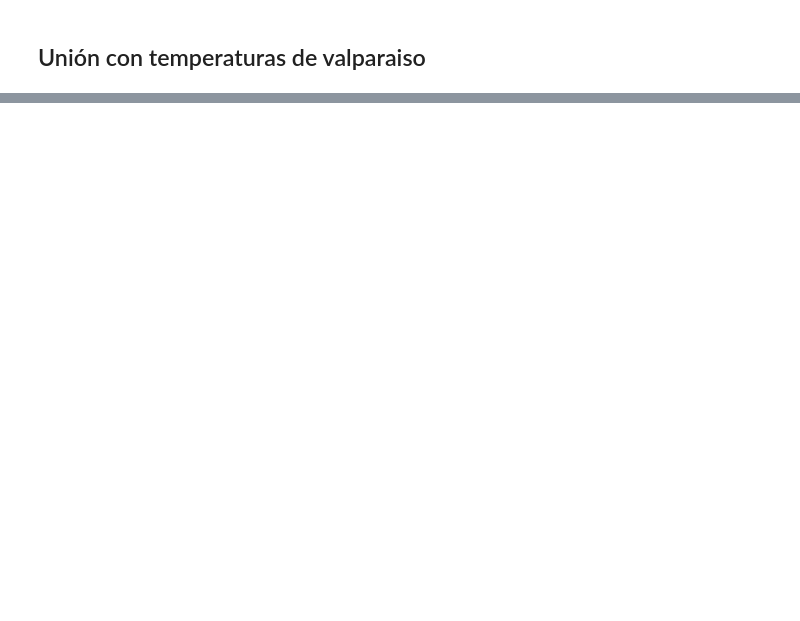
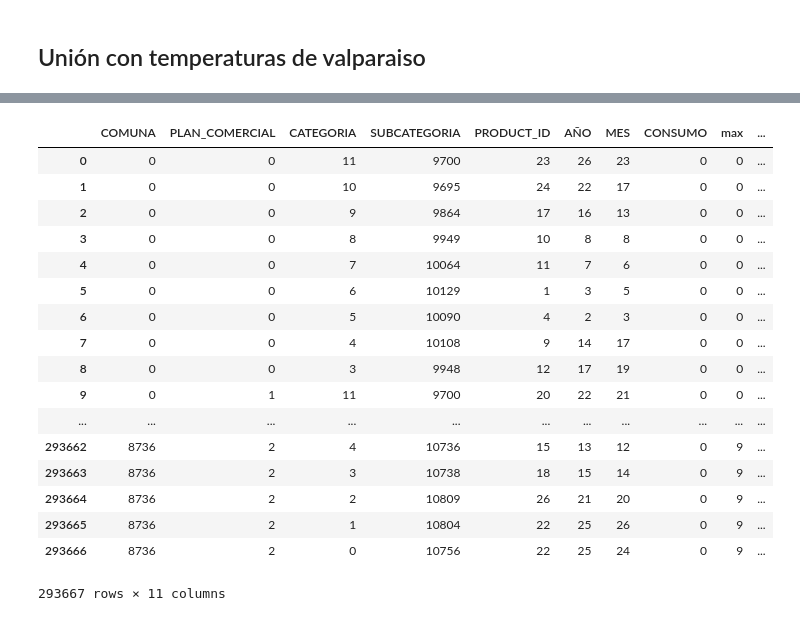
Before and after one commit to slotbite/Jupyter-Notebook, a Jupyter notebook: Modelos/Consumo/Consumo.ipynb, the cells around one changed output, grey strips where cells are left out. Drawn from its saved outputs; the diff is of its cells as text; code cells hidden in the pictures; blank space fills up the shorter version.

```diff
--- a/Modelos/Consumo/Consumo.ipynb
+++ b/Modelos/Consumo/Consumo.ipynb
@@ -95,2 +92,6 @@ dtype: int64
+# %%
+#df = 308124 filas
+## 293667
+df = df[df.CONSUMO > 0]
 # %% [markdown]
 ####  Correlograma
@@ -209,0 +137,3 @@ sns.jointplot(data = data, x= 'min', y ='CONSUMO', kind="reg", ylim=(240,350))
+# %%
+df.columns
+df = pd.merge(df, df_temp,  how='left', left_on=['AÑO','MES'], right_on = ['year','mes'])[['COMUNA', 'PLAN_COMERCIAL', 'CATEGORIA', 'SUBCATEGORIA', 'PRODUCT_ID', 'AÑO', 'MES', 'CONSUMO' , 'max', 'avg', 'min']]
@@ -209,0 +319,32 @@ sns.jointplot(data = data, x= 'min', y ='CONSUMO', kind="reg", ylim=(240,350))
+# %%
+##guardamos el diccionario
+from collections import defaultdict
+d = defaultdict(LabelEncoder)
+# %%
+# Encoding the variable
+fit = df.apply(lambda x: d[x.name].fit_transform(x))
+
+# Inverse the encoded
+fit.apply(lambda x: d[x.name].inverse_transform(x))
+
+# Using the dictionary to label future data
+df.apply(lambda x: d[x.name].transform(x))
+# %% [output]
+|  | COMUNA | PLAN_COMERCIAL | CATEGORIA | SUBCATEGORIA | PRODUCT_ID | AÑO | MES | CONSUMO | max | ... |
+| 0 | 0 | 0 | 11 | 9700 | 23 | 26 | 23 | 0 | 0 | ... |
+| 1 | 0 | 0 | 10 | 9695 | 24 | 22 | 17 | 0 | 0 | ... |
+| 2 | 0 | 0 | 9 | 9864 | 17 | 16 | 13 | 0 | 0 | ... |
+| 3 | 0 | 0 | 8 | 9949 | 10 | 8 | 8 | 0 | 0 | ... |
+| 4 | 0 | 0 | 7 | 10064 | 11 | 7 | 6 | 0 | 0 | ... |
+| 5 | 0 | 0 | 6 | 10129 | 1 | 3 | 5 | 0 | 0 | ... |
+| 6 | 0 | 0 | 5 | 10090 | 4 | 2 | 3 | 0 | 0 | ... |
+| 7 | 0 | 0 | 4 | 10108 | 9 | 14 | 17 | 0 | 0 | ... |
+| 8 | 0 | 0 | 3 | 9948 | 12 | 17 | 19 | 0 | 0 | ... |
+| 9 | 0 | 1 | 11 | 9700 | 20 | 22 | 21 | 0 | 0 | ... |
+| ... | ... | ... | ... | ... | ... | ... | ... | ... | ... | ... |
+| 293662 | 8736 | 2 | 4 | 10736 | 15 | 13 | 12 | 0 | 9 | ... |
+| 293663 | 8736 | 2 | 3 | 10738 | 18 | 15 | 14 | 0 | 9 | ... |
+| 293664 | 8736 | 2 | 2 | 10809 | 26 | 21 | 20 | 0 | 9 | ... |
+| 293665 | 8736 | 2 | 1 | 10804 | 22 | 25 | 26 | 0 | 9 | ... |
+| 293666 | 8736 | 2 | 0 | 10756 | 22 | 25 | 24 | 0 | 9 | ... |
+293667 rows × 11 columns
```
Also changed, not shown: parts of 52 cells of this notebook.
